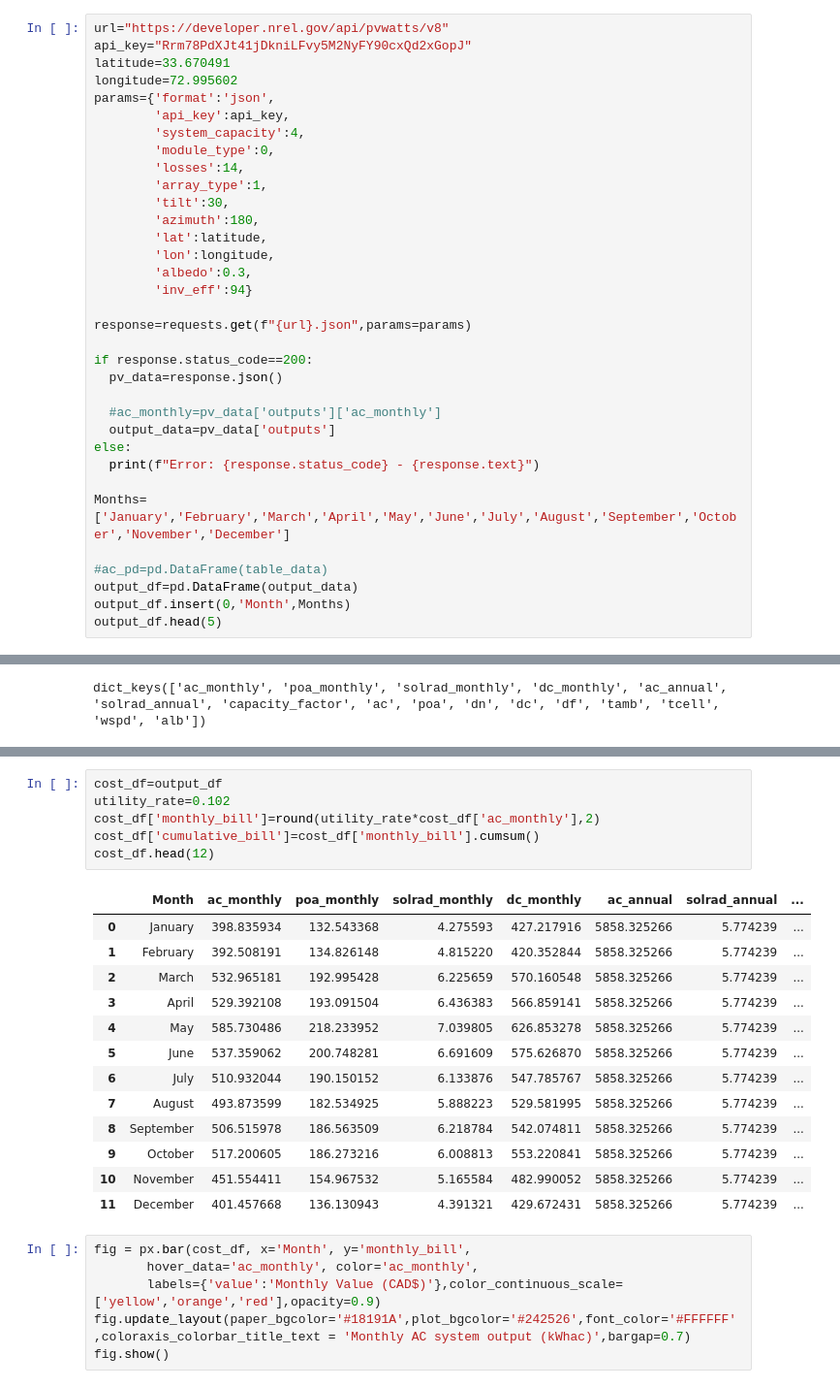
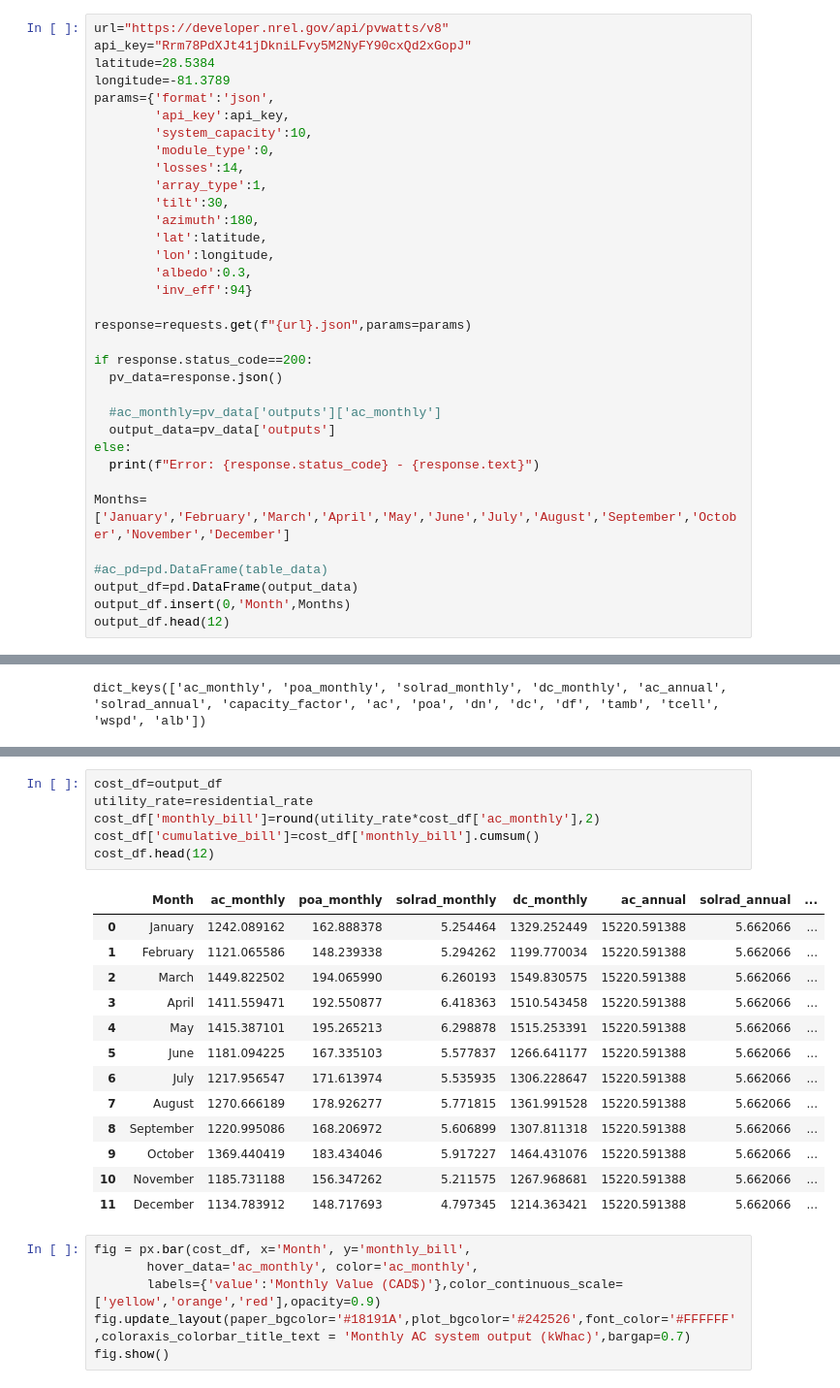
Before and after one commit to touseefyounas/PV_Analysis, a Jupyter notebook: PVWatts_API.ipynb, the cells around one changed output, grey strips where cells are left out. Shown: that part at 97% size. Cells and saved outputs as stored; diff of their text form.

```diff
--- a/PVWatts_API.ipynb
+++ b/PVWatts_API.ipynb
@@ -11,11 +11,11 @@ import plotly.graph_objects as go
 # %%
 url="https://developer.nrel.gov/api/pvwatts/v8"
 api_key="Rrm78PdXJt41jDkniLFvy5M2NyFY90cxQd2xGopJ"
-latitude=33.670491
-longitude=72.995602
+latitude=28.5384
+longitude=-81.3789
 params={'format':'json',
         'api_key':api_key,
-        'system_capacity':4,
+        'system_capacity':10,
         'module_type':0,
         'losses':14,
         'array_type':1,
@@ -41,6 +41,6 @@ Months=['January','February','March','April','May','June','July','August','Septe
 #ac_pd=pd.DataFrame(table_data)
 output_df=pd.DataFrame(output_data)
 output_df.insert(0,'Month',Months)
-output_df.head(5)
+output_df.head(12)
 # %% [output]
 |  | Month | ac_monthly | poa_monthly | solrad_monthly | dc_monthly | ac_annual | solrad_annual | ... |
@@ -181,24 +210,24 @@ fig.show()
 [interactive output not drawn]
 # %%
 cost_df=output_df
-utility_rate=0.102
+utility_rate=residential_rate
 cost_df['monthly_bill']=round(utility_rate*cost_df['ac_monthly'],2)
 cost_df['cumulative_bill']=cost_df['monthly_bill'].cumsum()
 cost_df.head(12)
 # %% [output]
 |  | Month | ac_monthly | poa_monthly | solrad_monthly | dc_monthly | ac_annual | solrad_annual | ... |
-| 0 | January | 398.835934 | 132.543368 | 4.275593 | 427.217916 | 5858.325266 | 5.774239 | ... |
-| 1 | February | 392.508191 | 134.826148 | 4.815220 | 420.352844 | 5858.325266 | 5.774239 | ... |
-| 2 | March | 532.965181 | 192.995428 | 6.225659 | 570.160548 | 5858.325266 | 5.774239 | ... |
-| 3 | April | 529.392108 | 193.091504 | 6.436383 | 566.859141 | 5858.325266 | 5.774239 | ... |
-| 4 | May | 585.730486 | 218.233952 | 7.039805 | 626.853278 | 5858.325266 | 5.774239 | ... |
-| 5 | June | 537.359062 | 200.748281 | 6.691609 | 575.626870 | 5858.325266 | 5.774239 | ... |
-| 6 | July | 510.932044 | 190.150152 | 6.133876 | 547.785767 | 5858.325266 | 5.774239 | ... |
-| 7 | August | 493.873599 | 182.534925 | 5.888223 | 529.581995 | 5858.325266 | 5.774239 | ... |
-| 8 | September | 506.515978 | 186.563509 | 6.218784 | 542.074811 | 5858.325266 | 5.774239 | ... |
-| 9 | October | 517.200605 | 186.273216 | 6.008813 | 553.220841 | 5858.325266 | 5.774239 | ... |
-| 10 | November | 451.554411 | 154.967532 | 5.165584 | 482.990052 | 5858.325266 | 5.774239 | ... |
-| 11 | December | 401.457668 | 136.130943 | 4.391321 | 429.672431 | 5858.325266 | 5.774239 | ... |
+| 0 | January | 1242.089162 | 162.888378 | 5.254464 | 1329.252449 | 15220.591388 | 5.662066 | ... |
+| 1 | February | 1121.065586 | 148.239338 | 5.294262 | 1199.770034 | 15220.591388 | 5.662066 | ... |
+| 2 | March | 1449.822502 | 194.065990 | 6.260193 | 1549.830575 | 15220.591388 | 5.662066 | ... |
+| 3 | April | 1411.559471 | 192.550877 | 6.418363 | 1510.543458 | 15220.591388 | 5.662066 | ... |
+| 4 | May | 1415.387101 | 195.265213 | 6.298878 | 1515.253391 | 15220.591388 | 5.662066 | ... |
+| 5 | June | 1181.094225 | 167.335103 | 5.577837 | 1266.641177 | 15220.591388 | 5.662066 | ... |
+| 6 | July | 1217.956547 | 171.613974 | 5.535935 | 1306.228647 | 15220.591388 | 5.662066 | ... |
+| 7 | August | 1270.666189 | 178.926277 | 5.771815 | 1361.991528 | 15220.591388 | 5.662066 | ... |
+| 8 | September | 1220.995086 | 168.206972 | 5.606899 | 1307.811318 | 15220.591388 | 5.662066 | ... |
+| 9 | October | 1369.440419 | 183.434046 | 5.917227 | 1464.431076 | 15220.591388 | 5.662066 | ... |
+| 10 | November | 1185.731188 | 156.347262 | 5.211575 | 1267.968681 | 15220.591388 | 5.662066 | ... |
+| 11 | December | 1134.783912 | 148.717693 | 4.797345 | 1214.363421 | 15220.591388 | 5.662066 | ... |
 # %%
 fig = px.bar(cost_df, x='Month', y='monthly_bill',
        hover_data='ac_monthly', color='ac_monthly',
```
Also changed, not shown: parts of 14 cells of this notebook.
